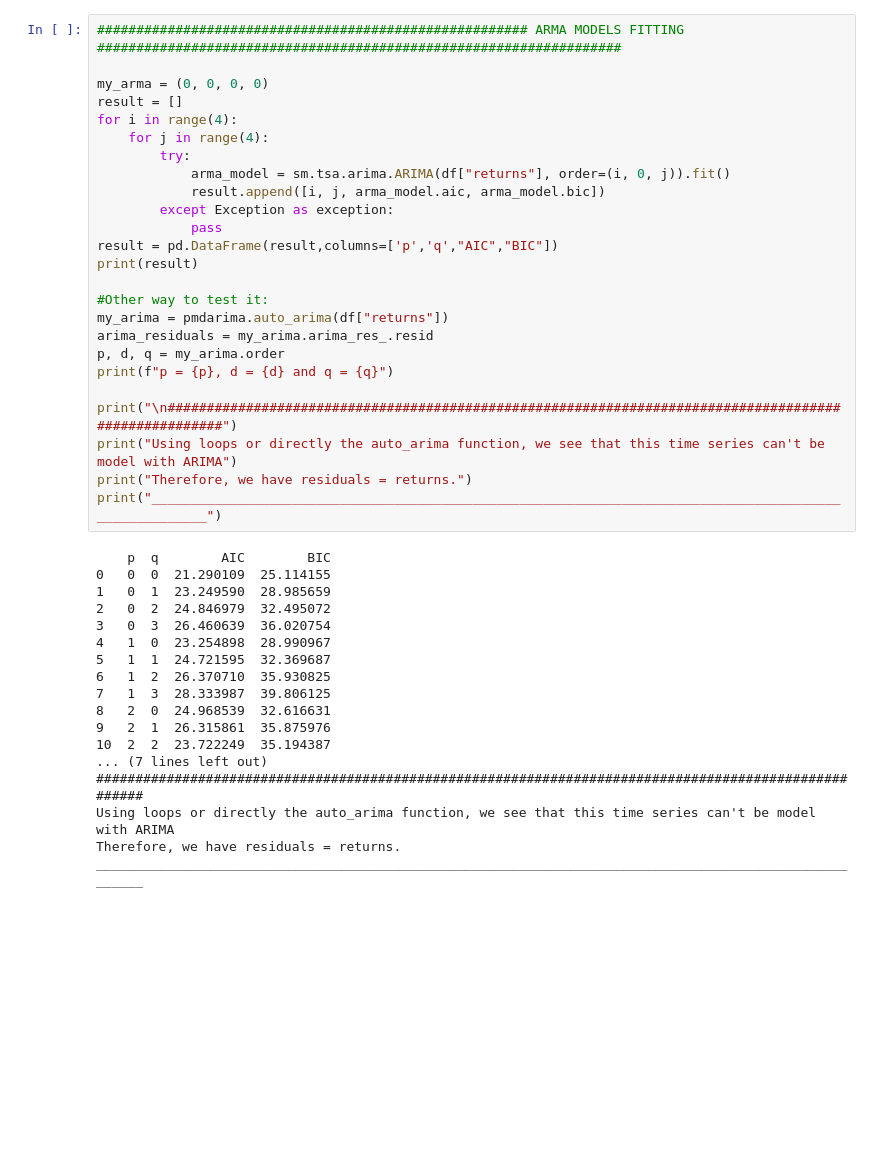
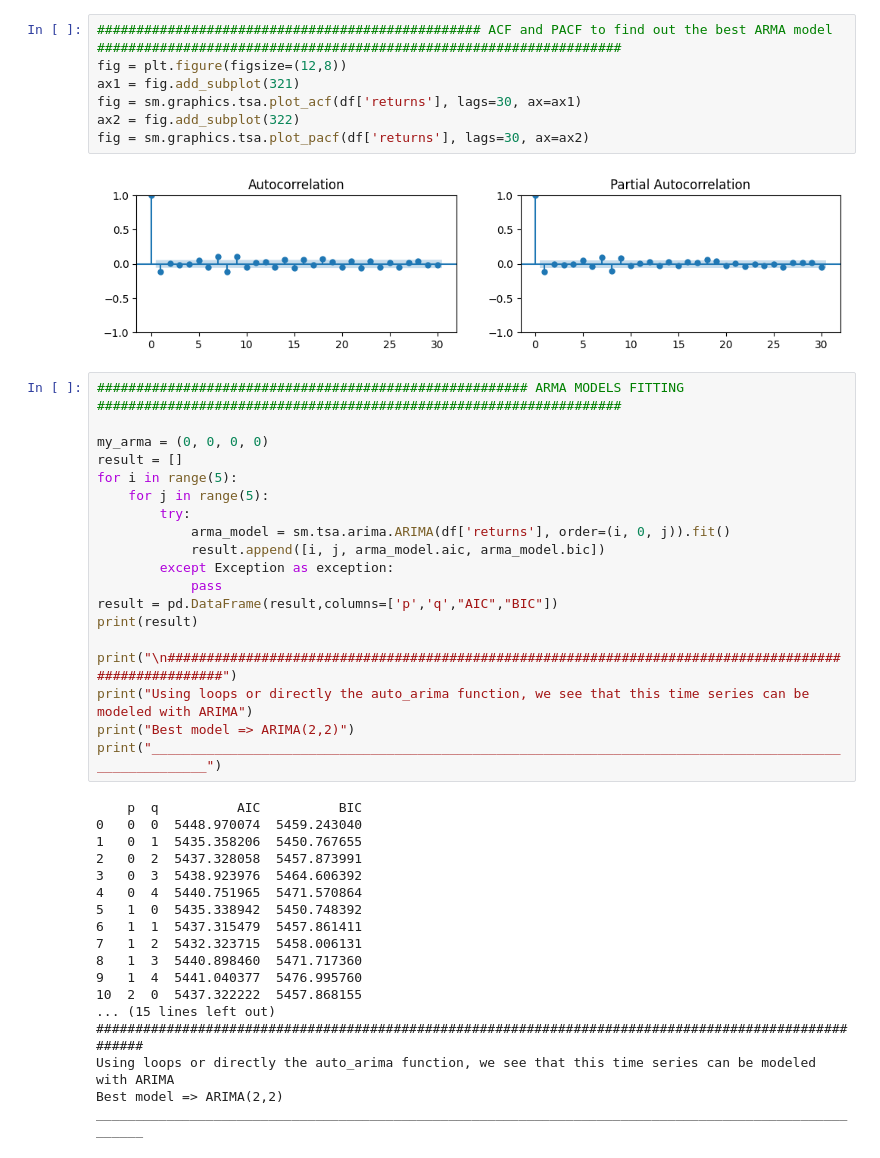
Before and after one commit to ELAARADI/Projects, a Jupyter notebook: ARIMA_stock_analysis.ipynb, the cells around one changed output. Cells and saved outputs as stored; diff of their text form; blank space fills up the shorter version.

```diff
--- a/ARIMA_stock_analysis.ipynb
+++ b/ARIMA_stock_analysis.ipynb
@@ -109,44 +42,47 @@ df
+# %%
+################################################# ACF and PACF to find out the best ARMA model ###################################################################
+fig = plt.figure(figsize=(12,8))
+ax1 = fig.add_subplot(321)
+fig = sm.graphics.tsa.plot_acf(df['returns'], lags=30, ax=ax1)
+ax2 = fig.add_subplot(322)
+fig = sm.graphics.tsa.plot_pacf(df['returns'], lags=30, ax=ax2)
+# %% [output]
+[figure, added]
 # %%
 ####################################################### ARMA MODELS FITTING ###################################################################
 
 my_arma = (0, 0, 0, 0)
 result = []
-for i in range(4):
-    for j in range(4):
+for i in range(5):
+    for j in range(5):
         try:
-            arma_model = sm.tsa.arima.ARIMA(df["returns"], order=(i, 0, j)).fit()
+            arma_model = sm.tsa.arima.ARIMA(df['returns'], order=(i, 0, j)).fit()
             result.append([i, j, arma_model.aic, arma_model.bic])
         except Exception as exception:
             pass
 result = pd.DataFrame(result,columns=['p','q',"AIC","BIC"])
 print(result)
 
-#Other way to test it:
-my_arima = pmdarima.auto_arima(df["returns"])
-arima_residuals = my_arima.arima_res_.resid
-p, d, q = my_arima.order
-print(f"p = {p}, d = {d} and q = {q}")
-
 print("\n######################################################################################################")
-print("Using loops or directly the auto_arima function, we see that this time series can't be model with ARIMA")
-print("Therefore, we have residuals = returns.")
+print("Using loops or directly the auto_arima function, we see that this time series can be modeled with ARIMA")
+print("Best model => ARIMA(2,2)")
 print("______________________________________________________________________________________________________")
 # %% [output]
-    p  q        AIC        BIC
-0   0  0  21.290109  25.114155
-1   0  1  23.249590  28.985659
-2   0  2  24.846979  32.495072
-3   0  3  26.460639  36.020754
-4   1  0  23.254898  28.990967
-5   1  1  24.721595  32.369687
-6   1  2  26.370710  35.930825
-7   1  3  28.333987  39.806125
-8   2  0  24.968539  32.616631
-9   2  1  26.315861  35.875976
-10  2  2  23.722249  35.194387
-... (7 lines left out)
+    p  q          AIC          BIC
+0   0  0  5448.970074  5459.243040
+1   0  1  5435.358206  5450.767655
+2   0  2  5437.328058  5457.873991
+3   0  3  5438.923976  5464.606392
+4   0  4  5440.751965  5471.570864
+5   1  0  5435.338942  5450.748392
+6   1  1  5437.315479  5457.861411
+7   1  2  5432.323715  5458.006131
+8   1  3  5440.898460  5471.717360
+9   1  4  5441.040377  5476.995760
+10  2  0  5437.322222  5457.868155
+... (15 lines left out)
 ######################################################################################################
-Using loops or directly the auto_arima function, we see that this time series can't be model with ARIMA
-Therefore, we have residuals = returns.
+Using loops or directly the auto_arima function, we see that this time series can be modeled with ARIMA
+Best model => ARIMA(2,2)
 ______________________________________________________________________________________________________
 # %%
```
Also changed, not shown: parts of 25 cells of this notebook.
